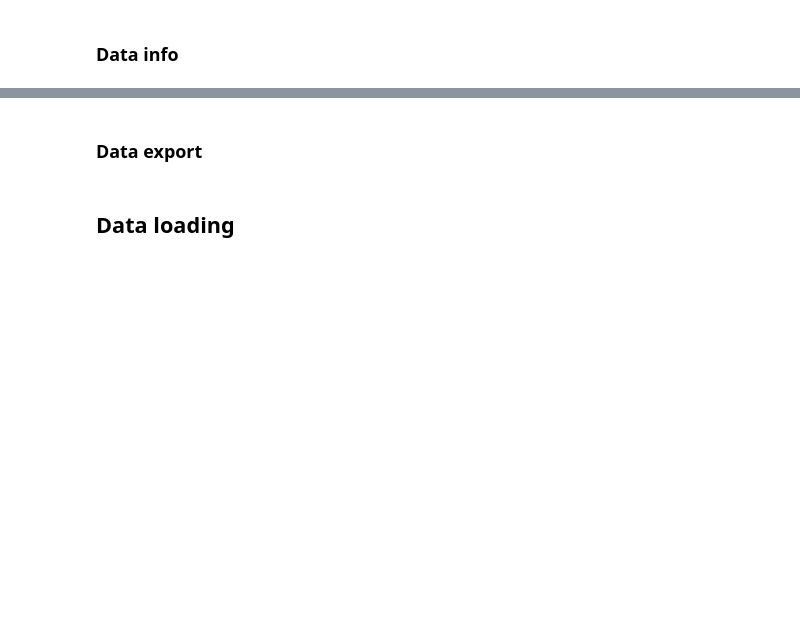
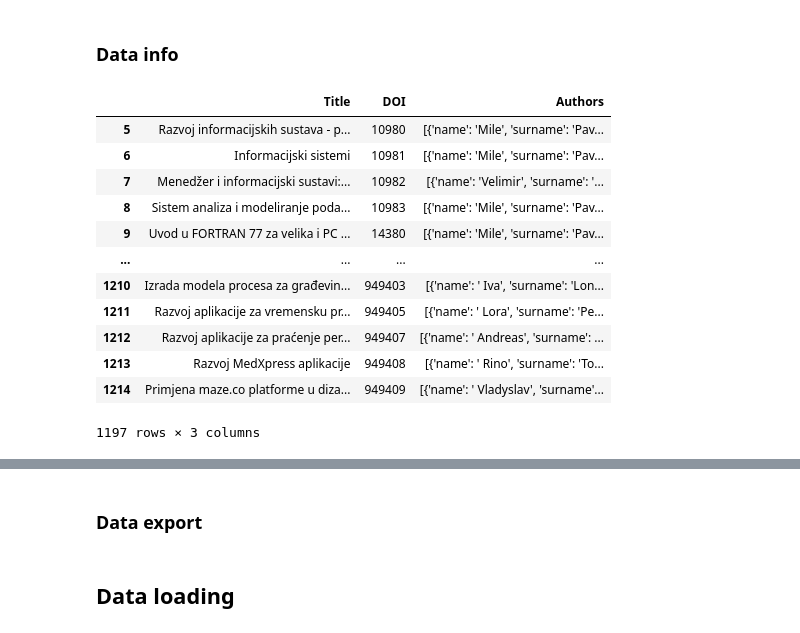
Before and after one commit to P0L3/reference_graphs, a Jupyter notebook: REF_GRA/crosbi_coauthorship_institution.ipynb, the cells around one changed output, grey strips where cells are left out. Cells and saved outputs as stored; diff of their text form; code cells hidden in the pictures; blank space fills up the shorter version.

```diff
--- a/REF_GRA/crosbi_coauthorship_institution.ipynb
+++ b/REF_GRA/crosbi_coauthorship_institution.ipynb
@@ -197,5 +246,21 @@ No authors found
 # %% [markdown]
 ### Data info
+# %%
+df[df["Authors"].apply(lambda x: x != ["no_authors"])]
+# %% [output]
+|  | Title | DOI | Authors |
+| 5 | Razvoj informacijskih sustava - p... | 10980 | [{'name': 'Mile', 'surname': 'Pav... |
+| 6 | Informacijski sistemi | 10981 | [{'name': 'Mile', 'surname': 'Pav... |
+| 7 | Menedžer i informacijski sustavi:... | 10982 | [{'name': 'Velimir', 'surname': '... |
+| 8 | Sistem analiza i modeliranje poda... | 10983 | [{'name': 'Mile', 'surname': 'Pav... |
+| 9 | Uvod u FORTRAN 77 za velika i PC ... | 14380 | [{'name': 'Mile', 'surname': 'Pav... |
+| ... | ... | ... | ... |
+| 1210 | Izrada modela procesa za građevin... | 949403 | [{'name': ' Iva', 'surname': 'Lon... |
+| 1211 | Razvoj aplikacije za vremensku pr... | 949405 | [{'name': ' Lora', 'surname': 'Pe... |
+| 1212 | Razvoj aplikacije za praćenje per... | 949407 | [{'name': ' Andreas', 'surname': ... |
+| 1213 | Razvoj MedXpress aplikacije | 949408 | [{'name': ' Rino', 'surname': 'To... |
+| 1214 | Primjena maze.co platforme u diza... | 949409 | [{'name': ' Vladyslav', 'surname'... |
+1197 rows × 3 columns
 # %%
 print(df.info())
 # Calculate the percentage of rows where the "Authors" column contains the list ["no_authors"]
```
Also changed, not shown: parts of 11 cells of this notebook, 2 other files.
